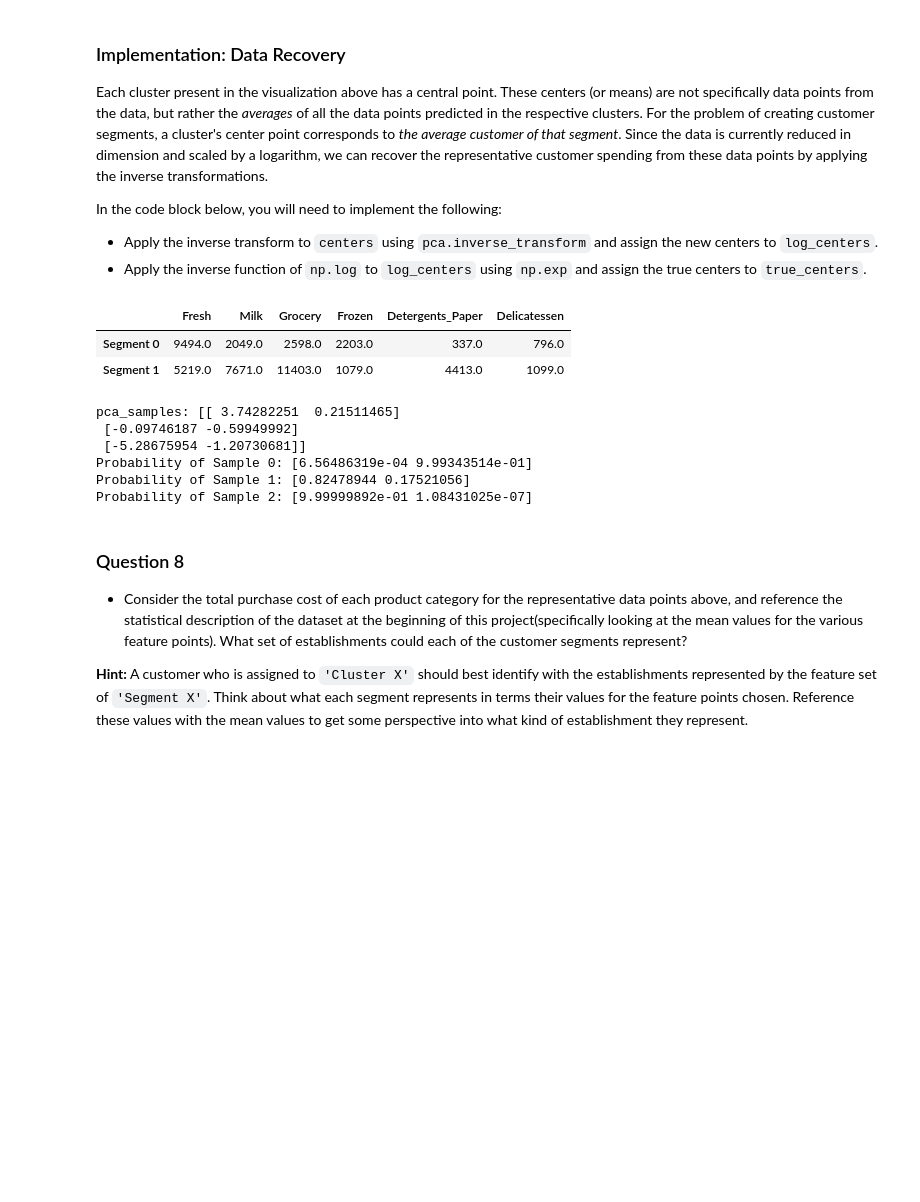
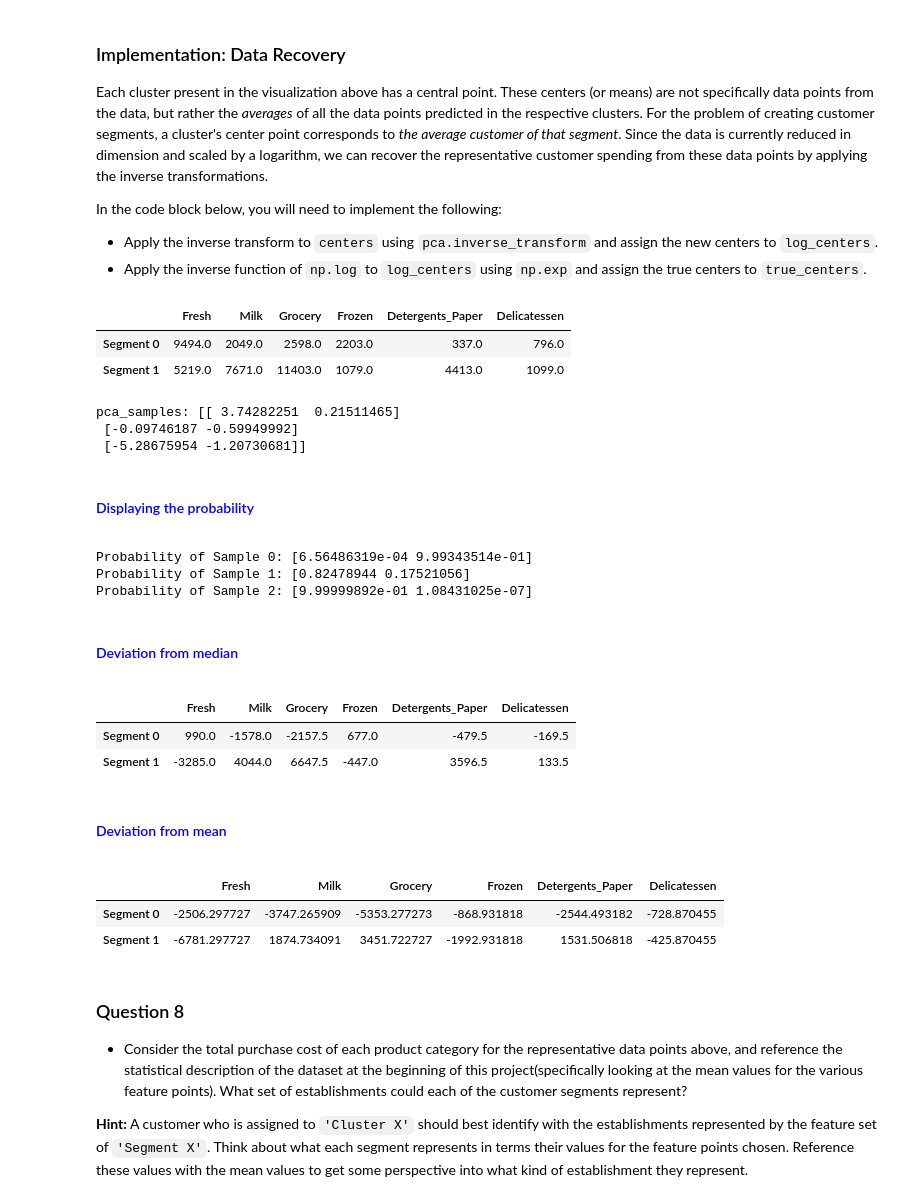
Before and after one commit to sp-mishra/machine-learning, a Jupyter notebook: projects/customer_segments/customer_segments.ipynb, the cells around one changed output. Saved outputs shown, nothing was run; the diff lists cells and outputs as text; code cells hidden in the pictures; blank space fills up the shorter version.

```diff
--- a/projects/customer_segments/customer_segments.ipynb
+++ b/projects/customer_segments/customer_segments.ipynb
@@ -736,31 +736,47 @@ In the code block below, you will need to implement the following:
 # %%
 # TODO: Inverse transform the centers
 log_centers = pca.inverse_transform(centers)
 
 # TODO: Exponentiate the centers
 true_centers = np.exp(log_centers)
 
 # Display the true centers
 segments = ['Segment {}'.format(i) for i in range(0,len(centers))]
 true_centers = pd.DataFrame(np.round(true_centers), columns = data.keys())
 true_centers.index = segments
 display(true_centers)
 
 print('pca_samples: {}'.format(pca_samples))
 
 # Considering GMM is probability based displaying the probability
+hp.display_html('Displaying the probability')
 for i, prob in enumerate(pca_samples):
      print('Probability of Sample {}: {}'.format(i, clusterer.predict_proba([prob])[0]))
+
+hp.display_html('Deviation from median')
+display(true_centers - data.median())
+
+hp.display_html('Deviation from mean')
+display(true_centers - data.mean())
 # %% [output]
 |  | Fresh | Milk | Grocery | Frozen | Detergents_Paper | Delicatessen |
 | Segment 0 | 9494.0 | 2049.0 | 2598.0 | 2203.0 | 337.0 | 796.0 |
 | Segment 1 | 5219.0 | 7671.0 | 11403.0 | 1079.0 | 4413.0 | 1099.0 |
 pca_samples: [[ 3.74282251  0.21511465]
  [-0.09746187 -0.59949992]
  [-5.28675954 -1.20730681]]
-Probability of Sample 0: [6.56486319e-04 9.99343514e-01]
-Probability of Sample 1: [0.82478944 0.17521056]
-Probability of Sample 2: [9.99999892e-01 1.08431025e-07]
+Displaying the probability
+Probability of Sample 0: [6.56486319e-04 9.99343514e-01]
+Probability of Sample 1: [0.82478944 0.17521056]
+Probability of Sample 2: [9.99999892e-01 1.08431025e-07]
+Deviation from median
+|  | Fresh | Milk | Grocery | Frozen | Detergents_Paper | Delicatessen |
+| Segment 0 | 990.0 | -1578.0 | -2157.5 | 677.0 | -479.5 | -169.5 |
+| Segment 1 | -3285.0 | 4044.0 | 6647.5 | -447.0 | 3596.5 | 133.5 |
+Deviation from mean
+|  | Fresh | Milk | Grocery | Frozen | Detergents_Paper | Delicatessen |
+| Segment 0 | -2506.297727 | -3747.265909 | -5353.277273 | -868.931818 | -2544.493182 | -728.870455 |
+| Segment 1 | -6781.297727 | 1874.734091 | 3451.722727 | -1992.931818 | 1531.506818 | -425.870455 |
 # %% [markdown]
 ### Question 8
 
```
Also changed, not shown: parts of 2 cells of this notebook.
